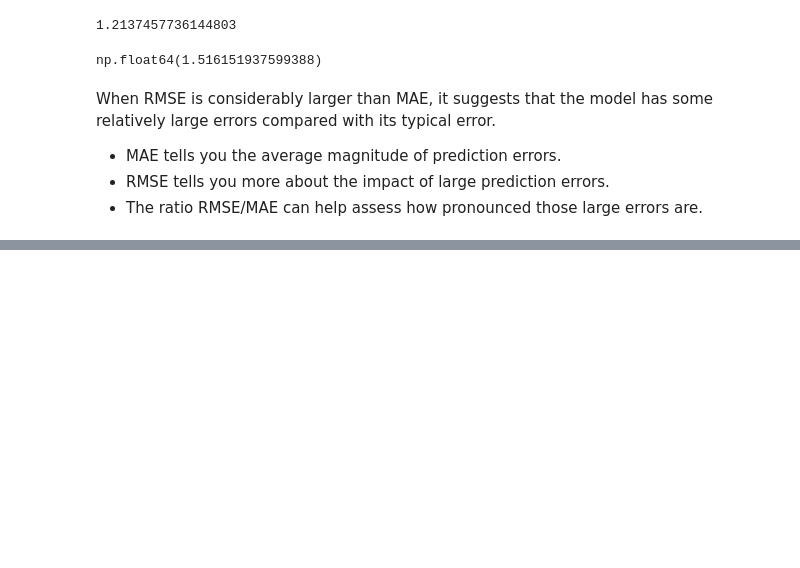
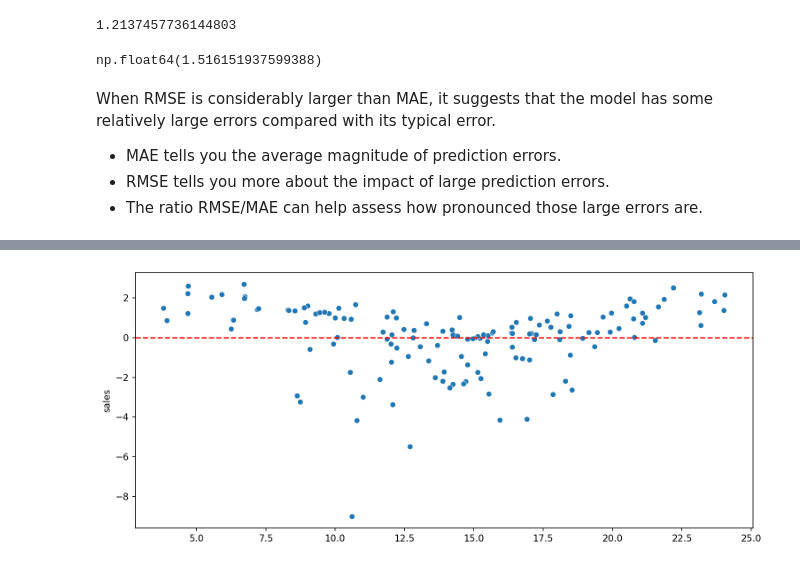
Before and after one commit to Oladele-A/python-for-data-science, a Jupyter notebook: Linear Regression/Linear_Regression.ipynb, the cells around one changed output, grey strips where cells are left out. Saved outputs shown, nothing was run; the diff lists cells and outputs as text; code cells hidden in the pictures; blank space fills up the shorter version.

Commit message:
Linear regression residual analysis using Scikit-learn

```diff
--- a/Linear Regression/Linear_Regression.ipynb
+++ b/Linear Regression/Linear_Regression.ipynb
@@ -119,6 +119,6 @@ X
 | 199 | 232.1 | 8.6 | 8.7 |
 200 rows × 3 columns
 # %%
-y = df[['sales']]
+y = df['sales']
 y
 # %% [output]
@@ -206,0 +210,11 @@ When RMSE is considerably larger than MAE, it suggests that the model has some r
+# %%
+y_fitted = model.predict(X_train)
+# %%
+residuals = y_train - y_fitted
+# %%
+# The plot of the residuals against the fitted y value for the training set
+plt.figure(figsize=(12,5), dpi=150)
+sns.scatterplot(x=y_fitted, y=residuals)
+plt.axhline(y=0, color='red',ls='--');
+# %% [output]
+[figure, added]
```
Also changed, not shown: parts of 12 cells of this notebook.
